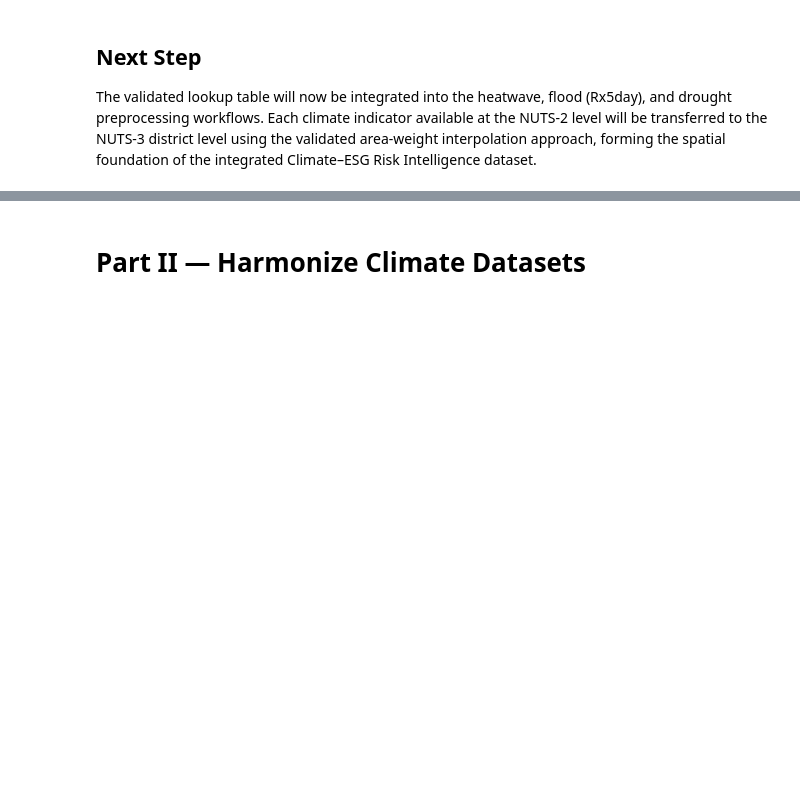
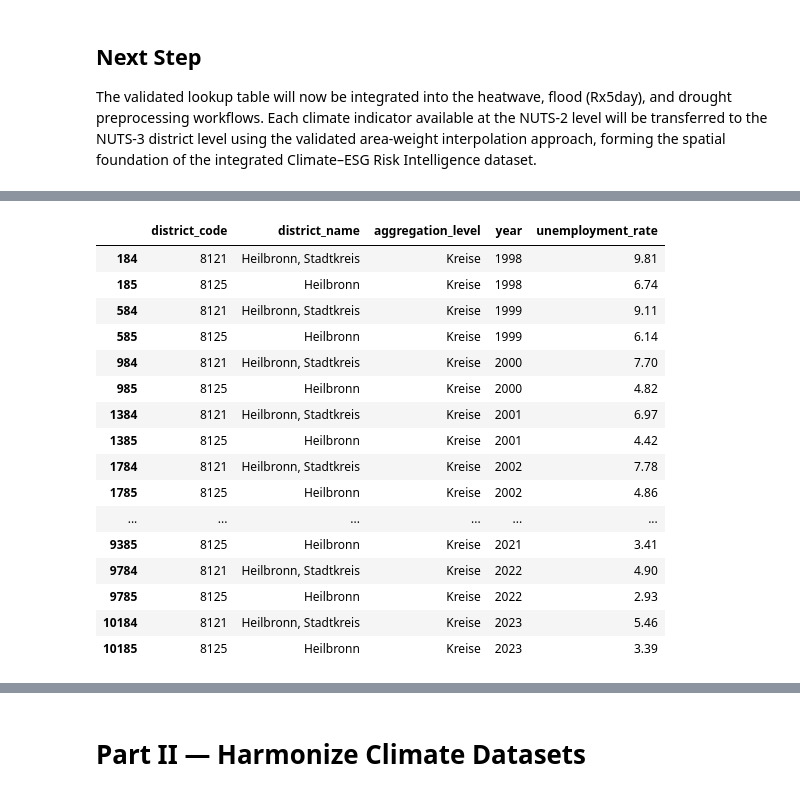
Before and after one commit to purityrima/climate-esg-risk-intelligence-germany, a Jupyter notebook: notebooks/08_climate_dataset_harmonization_nuts2_to_nuts3-kreise.ipynb, the cells around one changed output, grey strips where cells are left out. Drawn from its saved outputs; the diff is of its cells as text; code cells hidden in the pictures; blank space fills up the shorter version.

```diff
--- a/notebooks/08_climate_dataset_harmonization_nuts2_to_nuts3-kreise.ipynb
+++ b/notebooks/08_climate_dataset_harmonization_nuts2_to_nuts3-kreise.ipynb
@@ -422,0 +631,23 @@ The validated lookup table will now be integrated into the heatwave, flood (Rx5d
+# %%
+unemployment[
+    unemployment["district_name"]
+    .str.contains("Heilbronn", case=False, na=False)
+].drop_duplicates()
+# %% [output]
+|  | district_code | district_name | aggregation_level | year | unemployment_rate |
+| 184 | 8121 | Heilbronn, Stadtkreis | Kreise | 1998 | 9.81 |
+| 185 | 8125 | Heilbronn | Kreise | 1998 | 6.74 |
+| 584 | 8121 | Heilbronn, Stadtkreis | Kreise | 1999 | 9.11 |
+| 585 | 8125 | Heilbronn | Kreise | 1999 | 6.14 |
+| 984 | 8121 | Heilbronn, Stadtkreis | Kreise | 2000 | 7.70 |
+| 985 | 8125 | Heilbronn | Kreise | 2000 | 4.82 |
+| 1384 | 8121 | Heilbronn, Stadtkreis | Kreise | 2001 | 6.97 |
+| 1385 | 8125 | Heilbronn | Kreise | 2001 | 4.42 |
+| 1784 | 8121 | Heilbronn, Stadtkreis | Kreise | 2002 | 7.78 |
+| 1785 | 8125 | Heilbronn | Kreise | 2002 | 4.86 |
+| ... | ... | ... | ... | ... | ... |
+| 9385 | 8125 | Heilbronn | Kreise | 2021 | 3.41 |
+| 9784 | 8121 | Heilbronn, Stadtkreis | Kreise | 2022 | 4.90 |
+| 9785 | 8125 | Heilbronn | Kreise | 2022 | 2.93 |
+| 10184 | 8121 | Heilbronn, Stadtkreis | Kreise | 2023 | 5.46 |
+| 10185 | 8125 | Heilbronn | Kreise | 2023 | 3.39 |
```
Also changed, not shown: parts of 19 cells of this notebook.
